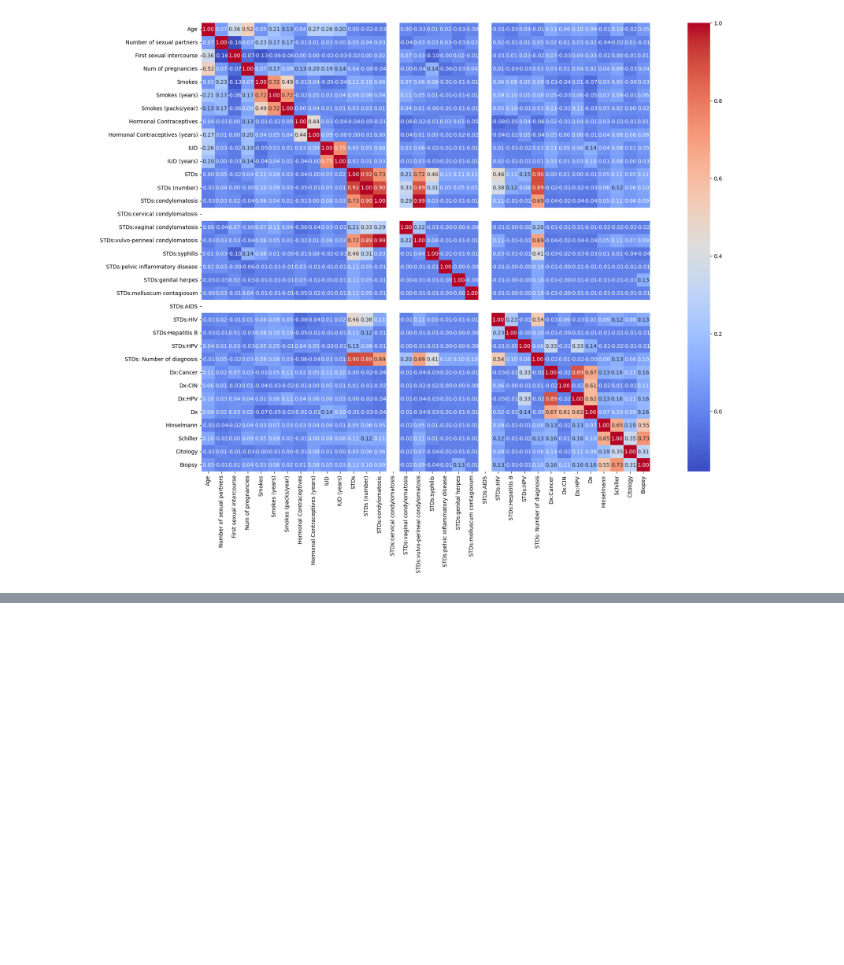
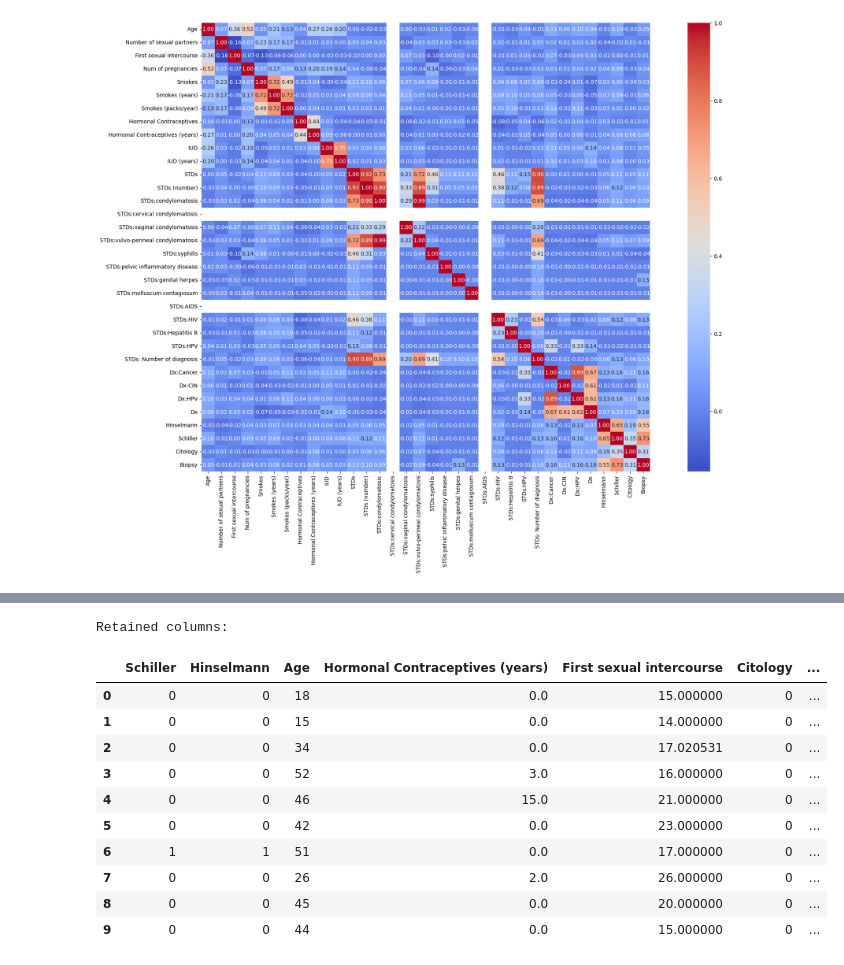
Before and after one commit to va22abb/Msc-Data-Project-Comparative-study-of-machine-learning-algorithms-in-predicting-cervical-cancer, a Jupyter notebook: Cervical_Cancer_Code.ipynb, the cells around one changed output, grey strips where cells are left out. Drawn from its saved outputs; the diff is of its cells as text; code cells hidden in the pictures; blank space fills up the shorter version.

```diff
--- a/Cervical_Cancer_Code.ipynb
+++ b/Cervical_Cancer_Code.ipynb
@@ -257,0 +354,23 @@ plt.show()
+# %%
+# Keeping only features with an importance score of 0.01 or higher
+important_features = feature_importances[feature_importances['Importance'] >= 0.01]['Feature']
+
+# Selecting only the important features from the original data
+data_important = data[important_features]
+
+# Showing the retained columns
+print("Retained columns:")
+data_important.head(10)
+# %% [output]
+Retained columns:
+|  | Schiller | Hinselmann | Age | Hormonal Contraceptives (years) | First sexual intercourse | Citology | ... |
+| 0 | 0 | 0 | 18 | 0.0 | 15.000000 | 0 | ... |
+| 1 | 0 | 0 | 15 | 0.0 | 14.000000 | 0 | ... |
+| 2 | 0 | 0 | 34 | 0.0 | 17.020531 | 0 | ... |
+| 3 | 0 | 0 | 52 | 3.0 | 16.000000 | 0 | ... |
+| 4 | 0 | 0 | 46 | 15.0 | 21.000000 | 0 | ... |
+| 5 | 0 | 0 | 42 | 0.0 | 23.000000 | 0 | ... |
+| 6 | 1 | 1 | 51 | 0.0 | 17.000000 | 0 | ... |
+| 7 | 0 | 0 | 26 | 2.0 | 26.000000 | 0 | ... |
+| 8 | 0 | 0 | 45 | 0.0 | 20.000000 | 0 | ... |
+| 9 | 0 | 0 | 44 | 0.0 | 15.000000 | 0 | ... |
```
Also changed, not shown: parts of 12 cells of this notebook.
